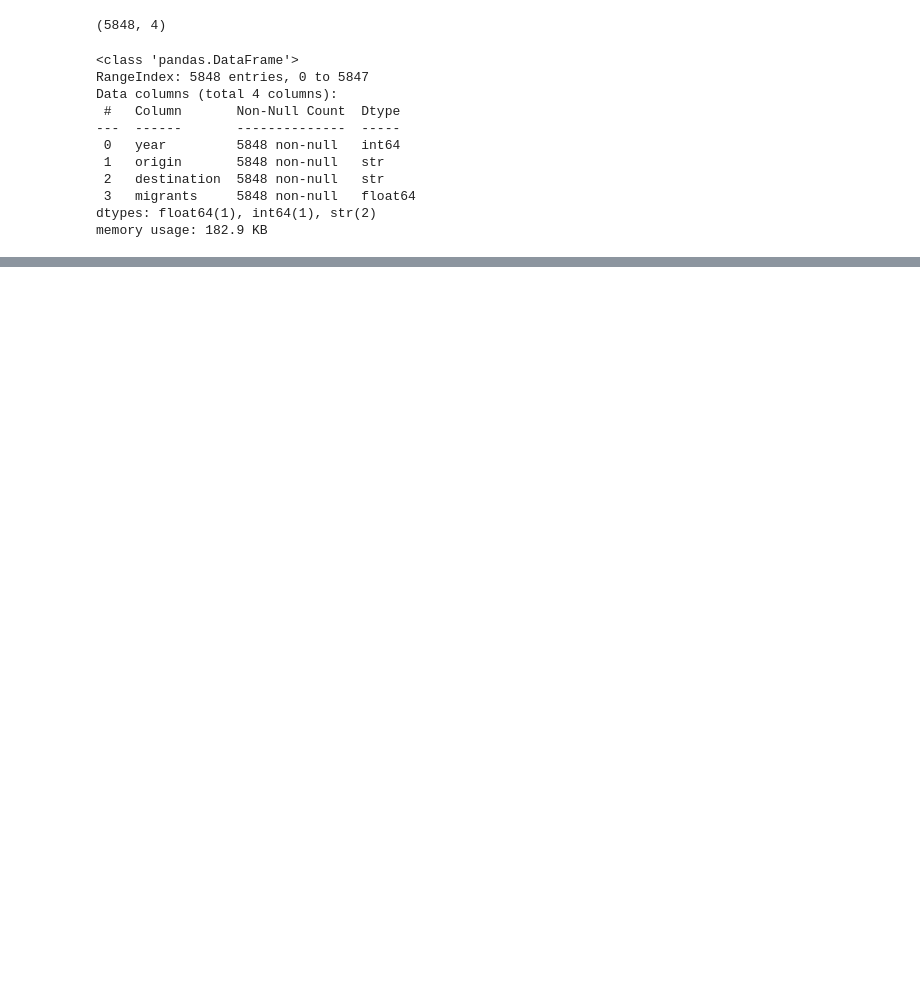
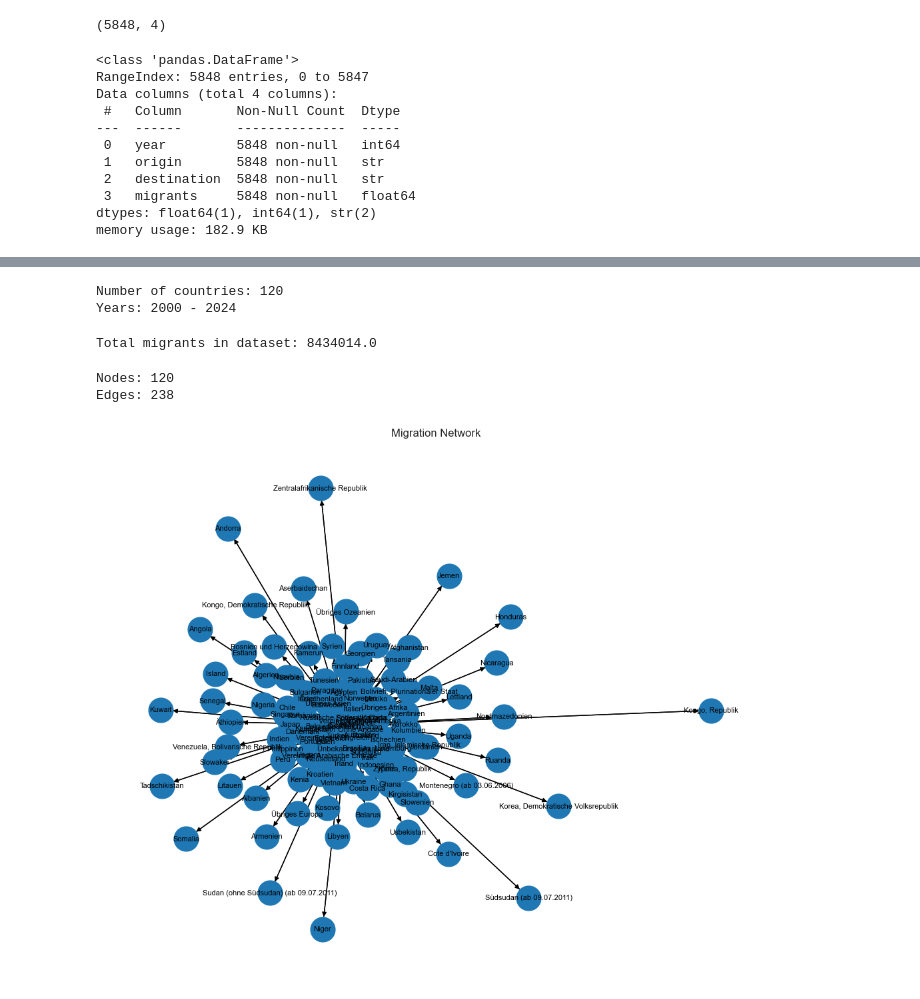
Before and after one commit to andronix82/german-migration-analysis, a Jupyter notebook: notebooks/03_migration_network.ipynb, the cells around one changed output, grey strips where cells are left out. Cells and saved outputs as stored; diff of their text form; code cells hidden in the pictures; blank space fills up the shorter version.

Commit message:
Created Migration Network Notebook
Add migration network analysis and update project documentation

```diff
--- a/notebooks/03_migration_network.ipynb
+++ b/notebooks/03_migration_network.ipynb
@@ -52,0 +74,50 @@ memory usage: 182.9 KB
+# %%
+# unique countries
+origins = df_network["origin"].unique()
+destinations = df_network["destination"].unique()
+
+countries = set(origins).union(set(destinations))
+
+print("Number of countries:", len(countries))
+print("Years:", df_network["year"].min(), "-", df_network["year"].max())
+# %% [output]
+Number of countries: 120
+Years: 2000 - 2024
+# %%
+# total migration flows
+total_flows = df_network["migrants"].sum()
+print("Total migrants in dataset:", total_flows)
+# %% [output]
+Total migrants in dataset: 8434014.0
+# %%
+# create directed graph
+G = nx.DiGraph()
+
+# add edges
+for _, row in df_network.iterrows():
+    G.add_edge(
+        row["origin"],
+        row["destination"],
+        weight=row["migrants"]
+    )
+
+print("Nodes:", G.number_of_nodes())
+print("Edges:", G.number_of_edges())
+# %% [output]
+Nodes: 120
+Edges: 238
+# %%
+# Basic Network Visualization
+plt.figure(figsize=(10,8))
+pos = nx.spring_layout(G, seed=42)
+nx.draw(
+    G,
+    pos,
+    with_labels=True,
+    node_size=700,
+    font_size=8
+)
+plt.title("Migration Network")
+plt.show()
+# %% [output]
+[figure, added]
```
Also changed, not shown: parts of 8 cells of this notebook, 10 other files.
